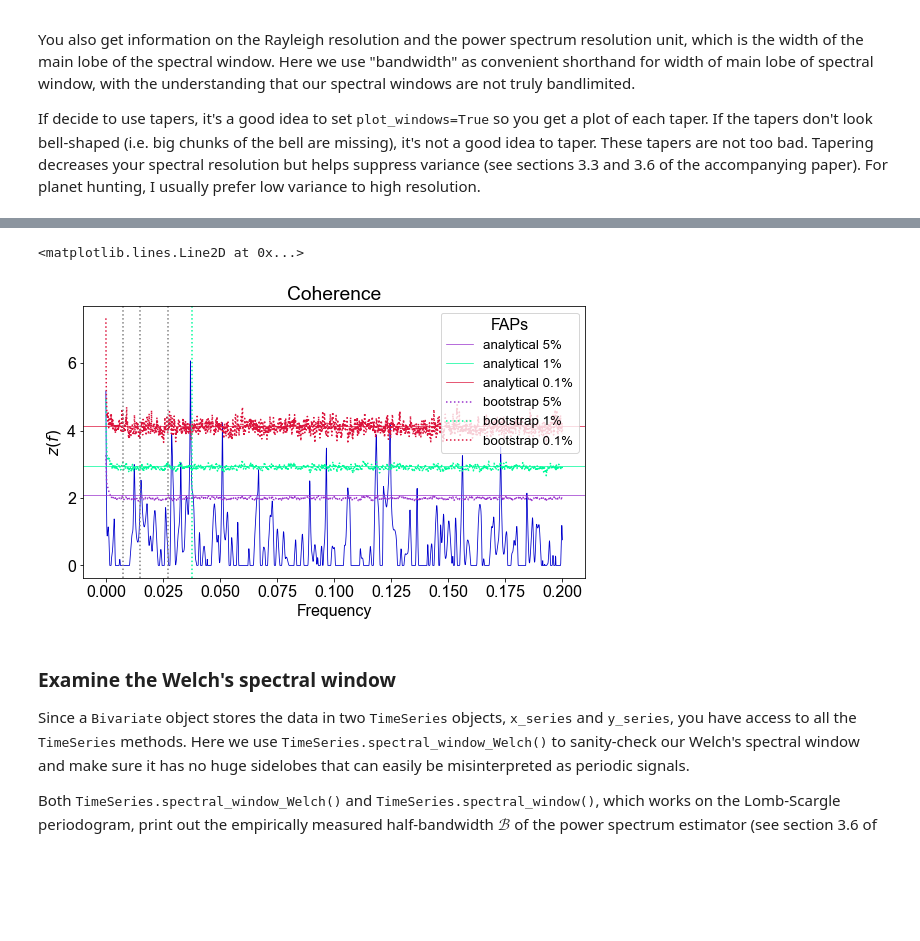
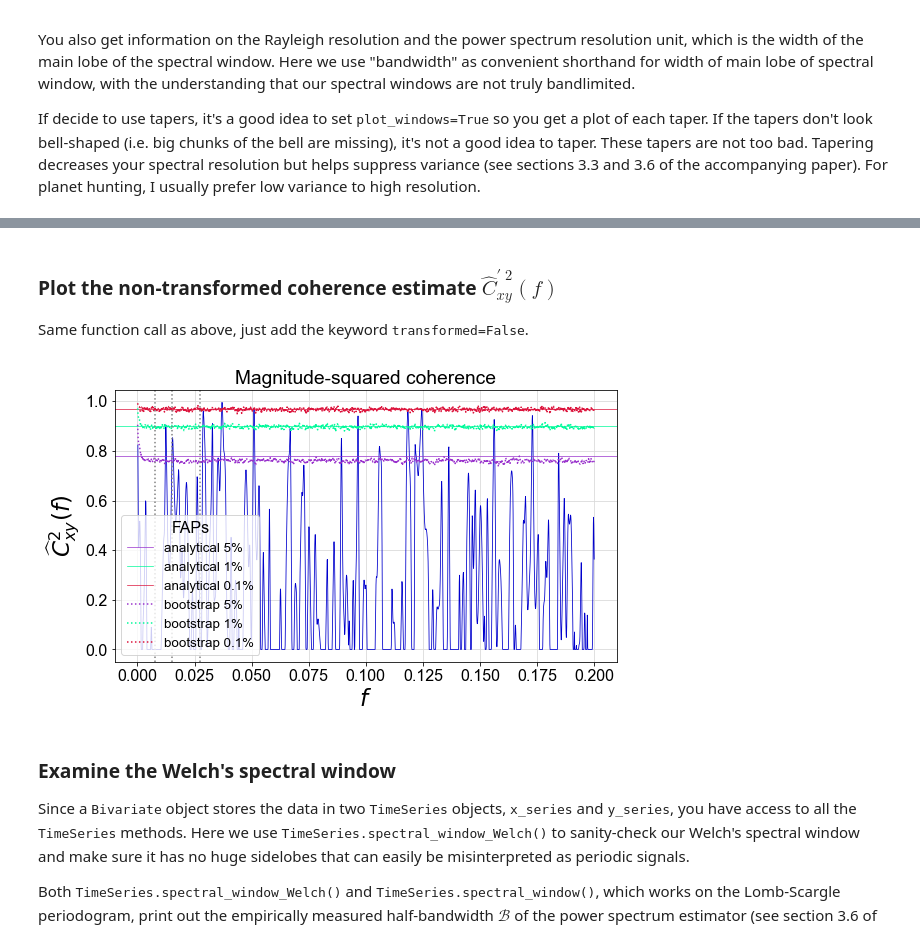
Before and after one commit to sdrastro/NWelch, a Jupyter notebook: GJ581/GJ581_coherence.ipynb, the cells around one changed output, grey strips where cells are left out. Cells and saved outputs as stored; diff of their text form; code cells hidden in the pictures; blank space fills up the shorter version.

Commit message:
Removed zero frequency from coherence estimate

```diff
--- a/GJ581/GJ581_coherence.ipynb
+++ b/GJ581/GJ581_coherence.ipynb
@@ -121,7 +121,8 @@ Null hypothesis rejected: 95% chance this time series has 1 or more periodicitie
 
 If you read your data into a <tt>pandas</tt> dataframe, you need to use <tt>.to_numpy()</tt> in the <tt>Bivariate</tt> class constructor.
 # %%
-rv_ha = Bi.Bivariate(data['BJD-2450000'].to_numpy(), data['RV'].to_numpy(), data['Halpha'].to_numpy())
+rv_ha = Bi.Bivariate(data['BJD-2450000'].to_numpy(), data['RV'].to_numpy(),
+                     data['Halpha'].to_numpy())
 # %% [output]
 Nyquist frequency from mean dt: 0.04660
 Nyquist frequency from 10% trimmed mean dt: 0.11465
@@ -230,9 +224,11 @@ Based on our preliminary analysis, coherence RV-activity indicator signals at hi
+# %% [markdown]
+### Plot the non-transformed coherence estimate $\hat{C}^{\prime \; 2}_{xy}(f)$
+
+Same function call as above, just add the keyword <tt>transformed=False</tt>.
 # %%
-rv_ha.coh_plot(show_theoretical_thresholds=True, transformed=True, vlines=stellar_signals)
-plt.axvline(5/prot, color='mediumspringgreen', ls=':')
+rv_ha.coh_plot(show_theoretical_thresholds=True, transformed=False, vlines=stellar_signals)
 # %% [output]
-<matplotlib.lines.Line2D at 0x...>
-[figure, old version]
+[figure, new version]
 # %% [markdown]
 ### Examine the Welch's spectral window
 
```
Also changed, not shown: parts of 23 cells of this notebook, 1 other file.
